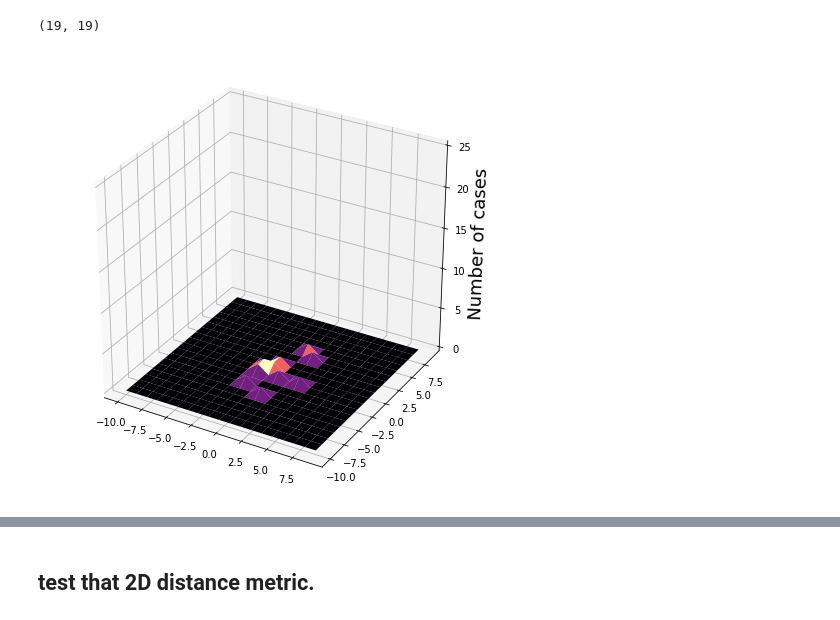
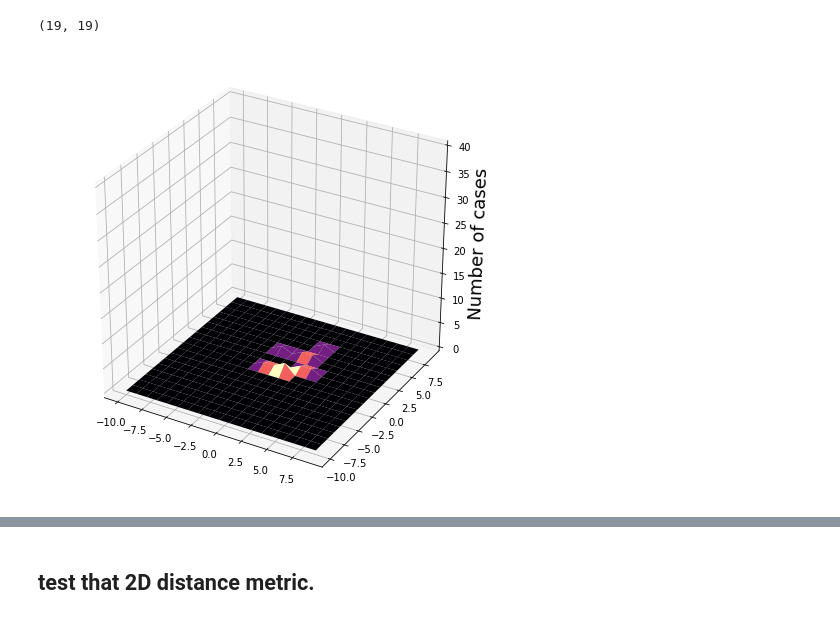
Before and after one commit to arjunsavel/covid-hacks-2020, a Jupyter notebook: Simulation_notebook.ipynb, the cells around one changed output, grey strips where cells are left out. Drawn from its saved outputs; the diff is of its cells as text; code cells hidden in the pictures.

```diff
--- a/Simulation_notebook.ipynb
+++ b/Simulation_notebook.ipynb
@@ -738,7 +738,7 @@ def initialize_pop_2D(N, distrib, **kwargs):
 # %%time
 
 
-df2D = simulate2D(10000, .001, 30, 10, 1., 3, np.random.uniform, np.random.normal,
+df2D = simulate2D(100000, .01, 30, 10, 1., 3, np.random.uniform, np.random.normal,
                   kwargs_for_pop={'low':-10, 'high':10},
                   kwargs_for_infec={'loc': 1, 'scale': 2})
 # %%
@@ -764,34 +761,34 @@ np.shape(Y)
 # %%
 infected = df2D[df2D['infected day 29'] == 0]
 H, xedges, yedges = np.histogram2d(infected['x'], infected['y'],
                                    bins=(np.linspace(-10, 10, 20), np.linspace(-10,10, 20)))
 infect_cols = [col for col in df2D.columns if 'infected day' in col]
 def animate(i, plot):
     # simulate new data coming in
     ax.clear()
     infect_col = infect_cols[i]
     infected = df2D[df2D[infect_col] == 0]
     H, xedges, yedges = np.histogram2d(infected['x'], infected['y'],
                                    bins=(np.linspace(-10, 10, 20), np.linspace(-10,10, 20)))
     plot = ax.plot_surface(X, Y, H, cmap='magma')
-    ax.set_zlim(0,25)
+    ax.set_zlim(0,40)
     ax.set_zlabel('Number of cases', fontsize=18)
 
     return plot,
 
 
 X, Y = np.meshgrid(xedges[:-1], yedges[:-1])
 fig = plt.figure(figsize=(8,8))
 ax = plt.axes(projection='3d')
 plot = [ax.plot_surface(X, Y, H, cmap='magma')]
-ax.set_zlim(0,25)
+ax.set_zlim(0,45)
 ax.set_zlabel('Number of cases', fontsize=18)
 # ax.set_xlim(left[0], right[-1])
 # ax.set_ylim(bottom.min(), top.max())
 
 ani = animation.FuncAnimation(fig, animate, len(infect_cols), fargs=(plot), repeat=False, blit=True)
 # %% [output]
-[figure, old version]
+[figure, new version]
 # %%
 HTML(ani.to_html5_video())
 # %% [output]
```
Also changed, not shown: parts of 1 cell of this notebook.
